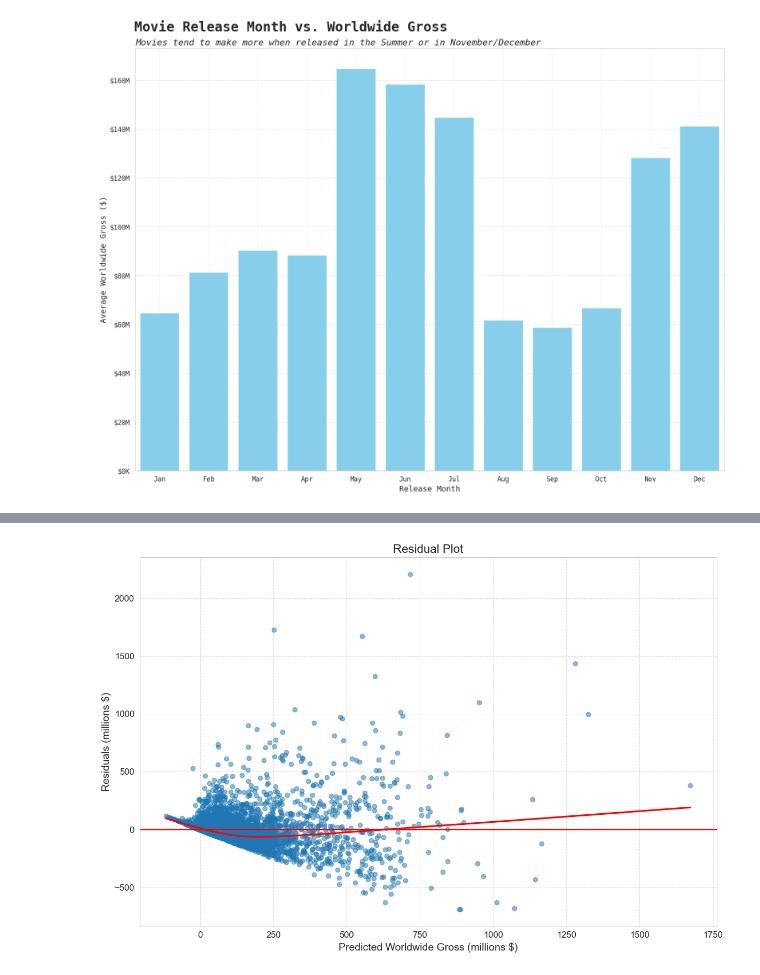
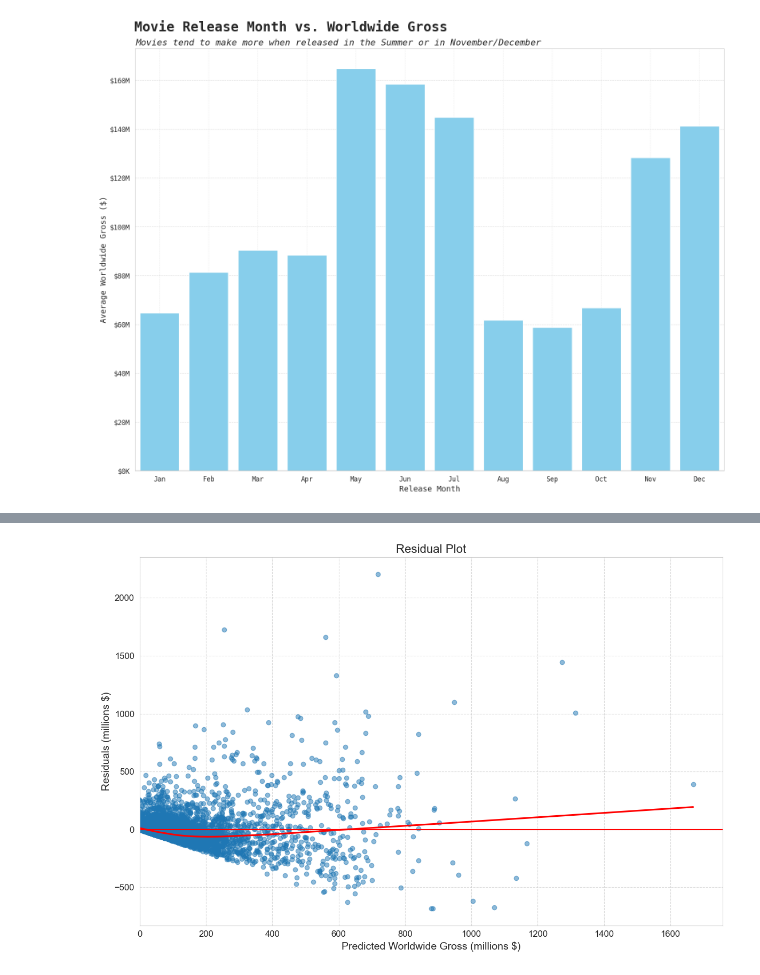
Before and after one commit to louis-porter/between-the-lines, a Jupyter notebook: articles/myfyf-10x-rule/10x_rule.ipynb, the cells around one changed output, grey strips where cells are left out. Drawn from its saved outputs; the diff is of its cells as text; code cells hidden in the pictures.

```diff
--- a/articles/myfyf-10x-rule/10x_rule.ipynb
+++ b/articles/myfyf-10x-rule/10x_rule.ipynb
@@ -558,34 +646,45 @@ strong multicollinearity or other numerical problems.
 # %%
 import seaborn as sns
+import matplotlib.pyplot as plt
+import numpy as np
 
-# Calculate residuals if you haven't already
-df['predicted_gross'] = model.predict(X)
-df['residual'] = df['worldwide_gross']/1_000_000 - df['predicted_gross']
+# Calculate predictions correctly
+df['predicted_gross'] = model.predict(X_new)  # Make sure to use X_new here
+
+# Convert predictions to millions for plotting
+df['predicted_gross_millions'] = df['predicted_gross'] / 1_000_000
+
+# Calculate residuals in millions
+df['residual_millions'] = (df['worldwide_gross'] / 1_000_000) - df['predicted_gross_millions']
 
 # Create residual plot
 plt.figure(figsize=(12, 8))
 
 # Scatter plot of residuals vs predicted values
-plt.scatter(df['predicted_gross'], df['residual'], alpha=0.5)
+plt.scatter(df['predicted_gross_millions'], df['residual_millions'], alpha=0.5)
 plt.axhline(y=0, color='r', linestyle='-')
 
 # Add a lowess smoothed line to see patterns
-sns.regplot(x=df['predicted_gross'], y=df['residual'],
+sns.regplot(x='predicted_gross_millions', y='residual_millions', data=df,
             scatter=False, lowess=True, line_kws={'color': 'red'})
 
 # Add labels and title
 plt.xlabel('Predicted Worldwide Gross (millions $)', fontsize=14)
 plt.ylabel('Residuals (millions $)', fontsize=14)
 plt.title('Residual Plot', fontsize=16)
 
 # Add grid
 plt.grid(True, linestyle='--', alpha=0.7)
 
+# Set reasonable axis limits
+plt.xlim(left=0)  # Start x-axis at 0
+#plt.ylim(-200, 200)  # Set reasonable y limits, adjust as needed
+
 # Improve layout
 plt.tight_layout()
 
 # Show plot
 plt.show()
 # %% [output]
-[figure, old version]
+[figure, new version]
 # %%
```
Also changed, not shown: parts of 12 cells of this notebook.
